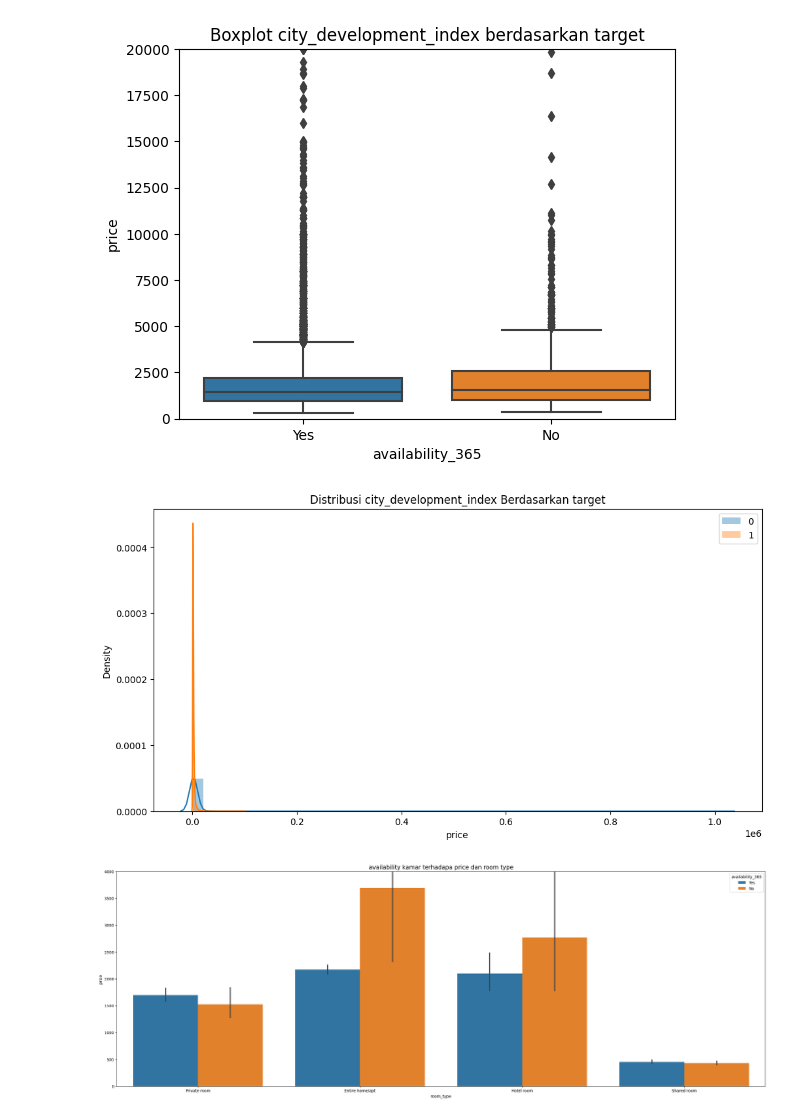
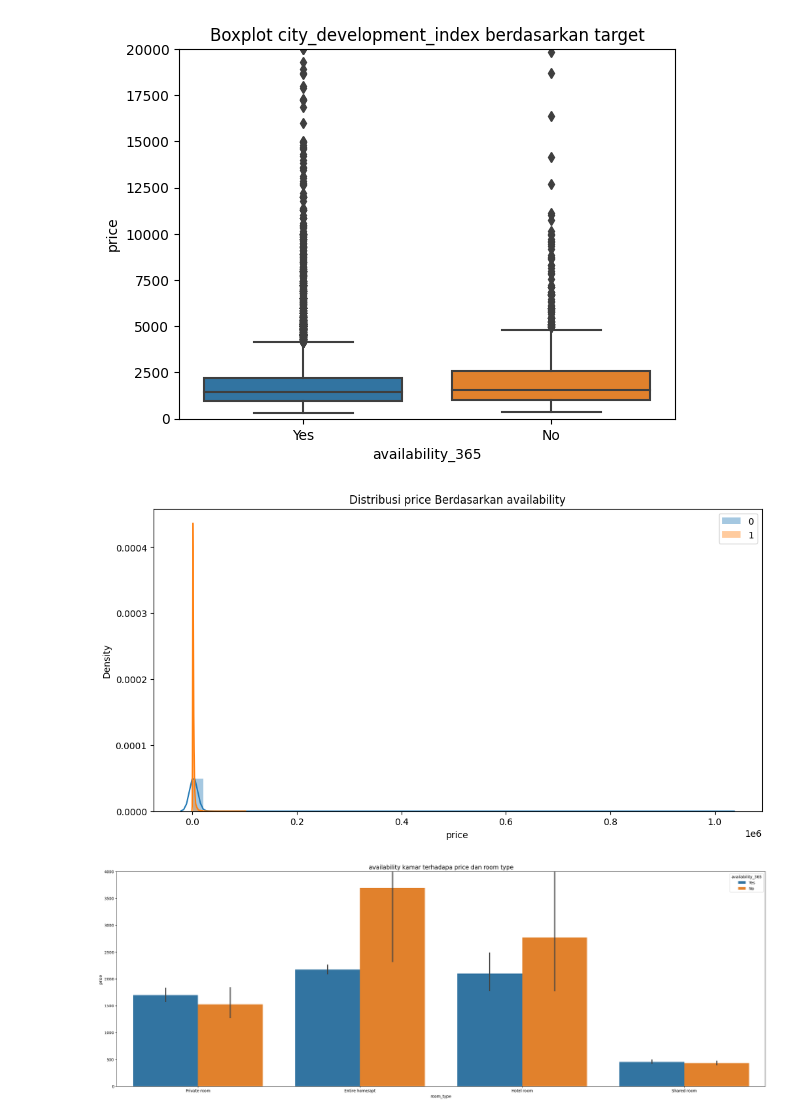
Before and after one commit to rifki2997/Purwadhika_AirBnB_Bangkok, a Jupyter notebook: PurwadhikaAirBnBBangkok.ipynb, the cells around one changed output. Drawn from its saved outputs; the diff is of its cells as text; code cells hidden in the pictures.

```diff
--- a/PurwadhikaAirBnBBangkok.ipynb
+++ b/PurwadhikaAirBnBBangkok.ipynb
@@ -724,12 +724,12 @@ plt.show()
 # %%
 plt.figure(figsize=(12,6))
 sns.distplot(df3[df3['availability']==0]['price'],label=0)
 sns.distplot(df3[df3['availability']==1]['price'],label=1)
-plt.title('Distribusi city_development_index Berdasarkan target')
+plt.title('Distribusi price Berdasarkan availability')
 plt.legend()
 plt.show()
 # %% [output]
-[figure, old version]
+[figure, new version]
 # %%
 plt.figure(figsize = (30,10))
 sns.barplot(data = df3, x = 'room_type', y = 'price', hue = 'availability_365')
```
